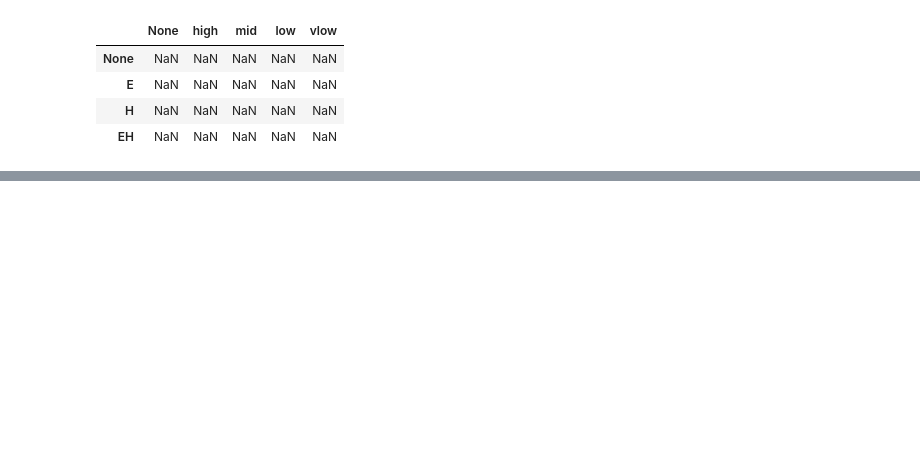
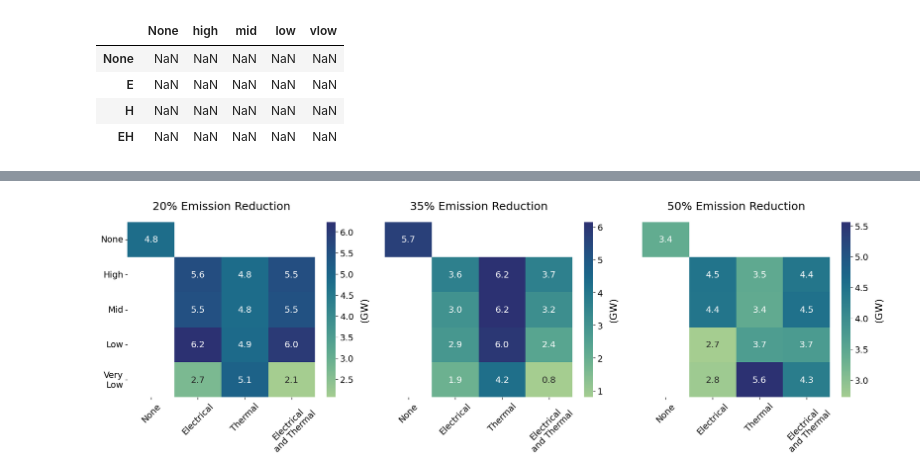
Before and after one commit to trevorb1/pypsa-demand-response, a Jupyter notebook: analysis/heatmap.ipynb, the cells around one changed output, grey strips where cells are left out. Cells and saved outputs as stored; diff of their text form; code cells hidden in the pictures; blank space fills up the shorter version.

```diff
--- a/analysis/heatmap.ipynb
+++ b/analysis/heatmap.ipynb
@@ -176,0 +214,7 @@ fig, ax = generate_heatmap(routine, scaler=1e3, title="Routine (GW)")
+# %%
+data = get_heatmap_data("ramping", "extreme")
+# fig, _ = generate_heatmap_3col(data, scaler=1e3, title="Extreme Ramping", ylabel="(GW)")
+fig, _ = generate_heatmap_3col(data, scaler=1e3, ylabel="(GW)")
+fig.savefig(Path(FIGURES, "extreme_ramping.png"))
+# %% [output]
+[figure, added]
```
Also changed, not shown: parts of 30 cells of this notebook.
